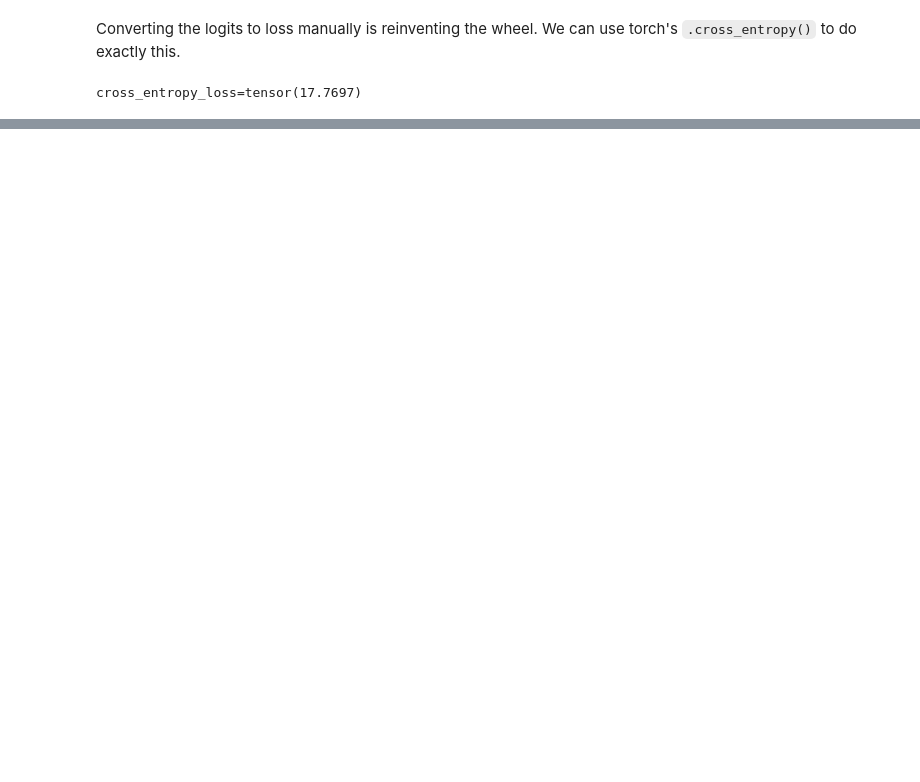
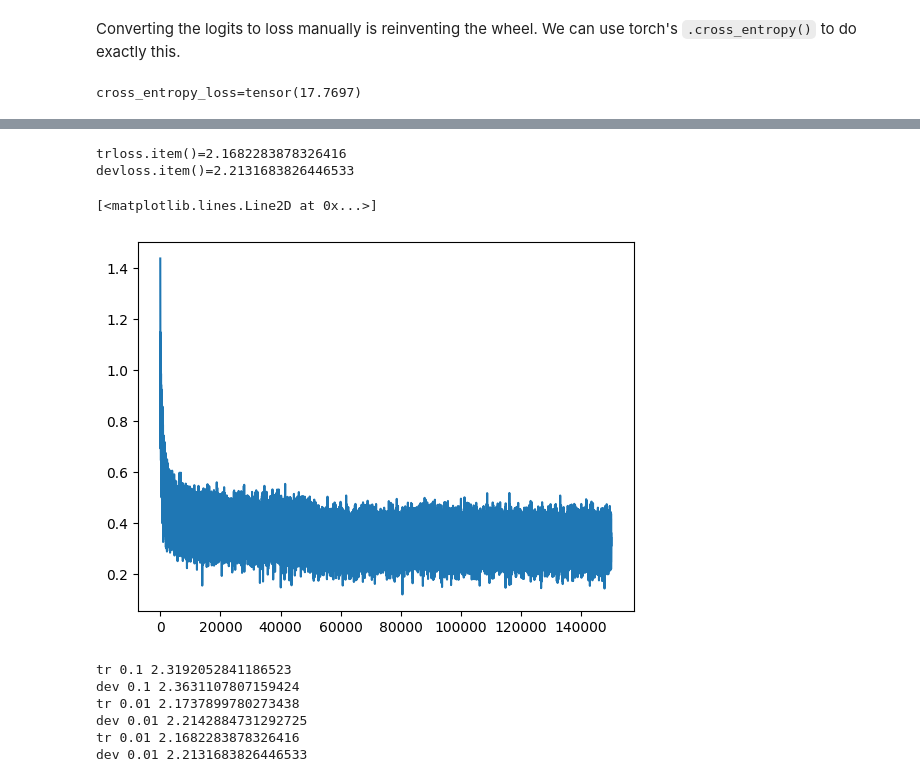
Before and after one commit to zdravoj/neural-network-foundations, a Jupyter notebook: makemore_clone/makemore_nb_pt2.ipynb, the cells around one changed output, grey strips where cells are left out. Cells and saved outputs as stored; diff of their text form; code cells hidden in the pictures; blank space fills up the shorter version.

```diff
--- a/makemore_clone/makemore_nb_pt2.ipynb
+++ b/makemore_clone/makemore_nb_pt2.ipynb
@@ -234,0 +465,63 @@ loss=tensor(3.3561, grad_fn=<NllLossBackward0>)
+# %%
+lossi = []
+stepi = []
+# %%
+# lri = []
+lr = 0.01
+for i in range(50000):
+    # construct minibatch
+    ix = torch.randint(0, Xtr.shape[0], (batch_size,))
+
+    # forward pass
+    emb = C[Xtr[ix]]
+    l1 = torch.tanh(emb.view(-1, char_dim*block_size) @ W1 + b1)
+    logits = l1 @ W2 + b2
+    loss = F.cross_entropy(logits, Ytr[ix])
+    # backward pass
+    for p in parameters:
+        p.grad = None
+    loss.backward()
+    # update
+    # lr = lrs[i]
+    for p in parameters:
+        p.data += -lr * p.grad
+    # track stats
+    # lri.append(lre[i])
+    stepi.append(i+100_000)
+    lossi.append(loss.log10().item())
+#print(f'{loss.item()=}')
+# %%
+# training
+emb = C[Xtr]
+l1 = torch.tanh(emb.view(-1, char_dim*block_size) @ W1 + b1)
+logits = l1 @ W2 + b2
+trloss = F.cross_entropy(logits, Ytr)
+tr_losses.append((lr, trloss))
+print(f'{trloss.item()=}')
+
+# validation
+emb = C[Xdev]
+l1 = torch.tanh(emb.view(-1, char_dim*block_size) @ W1 + b1)
+logits = l1 @ W2 + b2
+devloss = F.cross_entropy(logits, Ydev)
+dev_losses.append((lr, devloss))
+print(f'{devloss.item()=}')
+# %% [output]
+trloss.item()=2.1682283878326416
+devloss.item()=2.2131683826446533
+# %%
+plt.plot(stepi, lossi)
+# %% [output]
+[<matplotlib.lines.Line2D at 0x...>]
+[figure, added]
+# %%
+for i in range(len(tr_losses)):
+    print('tr', tr_losses[i][0], tr_losses[i][1].item())
+    print('dev', dev_losses[i][0], dev_losses[i][1].item())
+# %% [output]
+tr 0.1 2.3192052841186523
+dev 0.1 2.3631107807159424
+tr 0.01 2.1737899780273438
+dev 0.01 2.2142884731292725
+tr 0.01 2.1682283878326416
+dev 0.01 2.2131683826446533
```
Also changed, not shown: parts of 25 cells of this notebook.
